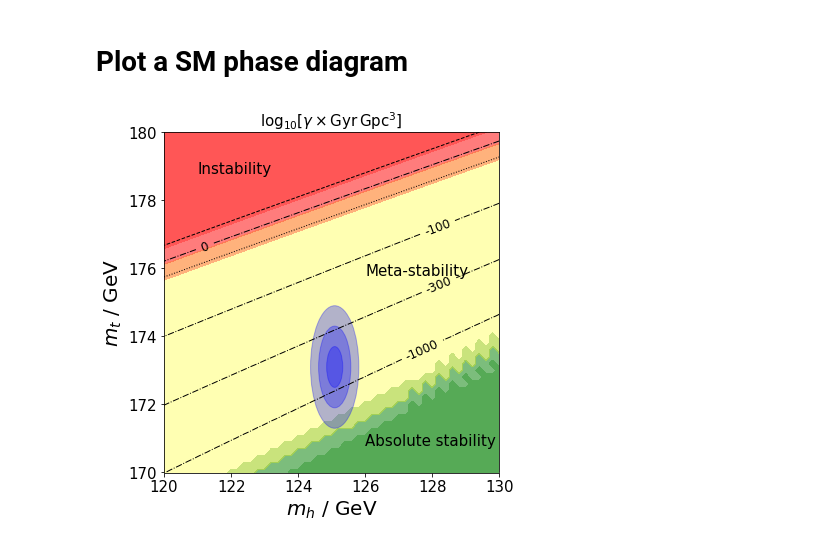
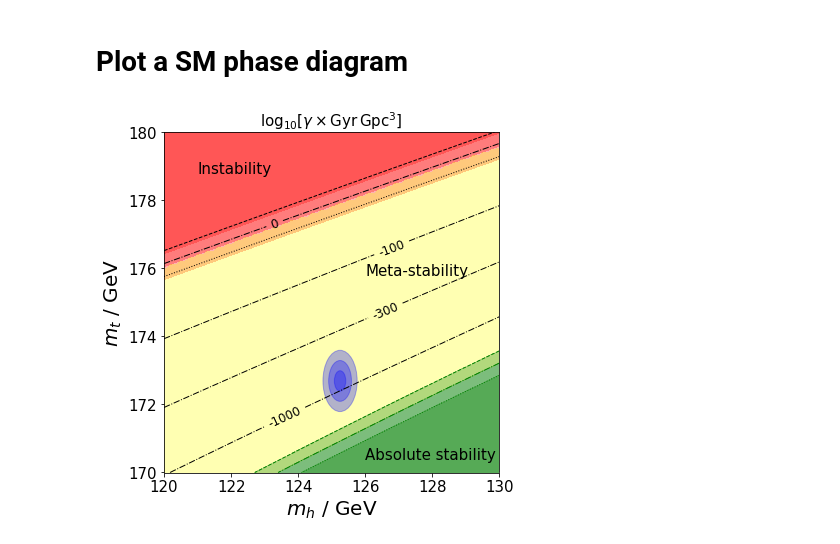
Before and after one commit to SoChigusa/ELVAS, a Jupyter notebook: src/plot/phase_diagram.ipynb, the cells around one changed output. Cells and saved outputs as stored; diff of their text form; code cells hidden in the pictures.

Commit message:
absolute stability bound refined

```diff
--- a/src/plot/phase_diagram.ipynb
+++ b/src/plot/phase_diagram.ipynb
@@ -5,25 +5,25 @@ import numpy as np
 import matplotlib.pyplot as plt
 import matplotlib.patches as pat
 
+# data info
+DATE_LABEL = "2306"
+USE_ELVAS_OUTPUT = True
+MTMC = 172.69
+MTMC_ERR = 0.3
+MTPOLE = 172.5
+MTPOLE_ERR = 0.7
+MH = 125.25
+MH_ERR = 0.17
+nPts = 100
+
 # # data info
-# DATE_LABEL = "2306"
+# DATE_LABEL = "1803"
 # USE_ELVAS_OUTPUT = True
-# MTMC = 172.69
-# MTMC_ERR = 0.3
-# MTPOLE = 172.5
-# MTPOLE_ERR = 0.7
-# MH = 125.25
-# MH_ERR = 0.17
-# nPts = 100
-
-# data info
-DATE_LABEL = "1803"
-USE_ELVAS_OUTPUT = True
-MTMC = 173.1
-MTMC_ERR = 0.6
-MH = 125.09
-MH_ERR = 0.24
-nPts = 50
+# MTMC = 173.1
+# MTMC_ERR = 0.6
+# MH = 125.09
+# MH_ERR = 0.24
+# nPts = 50
 
 # plot settings
 MT_MIN = 170
@@ -57,6 +57,12 @@ if USE_ELVAS_OUTPUT:
   data = np.loadtxt("../output/" + DATE_LABEL + "_alpham1s_ELVAS_output.dat", usecols=range(3), delimiter=' ', skiprows=1)
   log10gamma = replaceInf(data[:,2])
   Zm = log10gamma.reshape(nPts+1,nPts+1)
+  data = np.loadtxt("../output/" + DATE_LABEL + "_lammin.dat", usecols=range(3), delimiter='   ')
+  lammin = data[:,2].reshape(nPts+1, nPts+1)
+  data = np.loadtxt("../output/" + DATE_LABEL + "_alphap1s_lammin.dat", usecols=range(3), delimiter='   ')
+  lamminp = data[:,2].reshape(nPts+1, nPts+1)
+  data = np.loadtxt("../output/" + DATE_LABEL + "_alpham1s_lammin.dat", usecols=range(3), delimiter='   ')
+  lamminm = data[:,2].reshape(nPts+1, nPts+1)
 else:
   data = np.loadtxt("../output/" + DATE_LABEL + ".dat", usecols=range(5), delimiter='\t')
   mt = data[:,0]
@@ -67,17 +73,24 @@ else:
   X, Y, Z = mh.reshape(nPts+1,nPts+1), mt.reshape(nPts+1,nPts+1), log10gamma.reshape(nPts+1,nPts+1)
   Zp, Zm = log10gamma_plus.reshape(nPts+1,nPts+1), log10gamma_minus.reshape(nPts+1,nPts+1)
 
+# for contour fill
+# Z < -3 & lammin < 0 are required
+metastability = np.maximum(Z + 3, lammin)
+
 # contour plot (line / area)
 cs = ax.contour(X, Y, Z, levels=[-1000, -300, -100, 0], colors='black', linewidths=1, linestyles='-.')
-ax.contour(X, Y, Zp, levels=[2*LARGE_NEGATIVE,0], colors='black', linewidths=1, linestyles='--')
-ax.contour(X, Y, Zm, levels=[2*LARGE_NEGATIVE,0], colors='black', linewidths=1, linestyles=':')
-ax.contourf(X, Y, Z, levels=[2*LARGE_NEGATIVE, 0.5*LARGE_NEGATIVE], alpha=0.3, colors='green')
-ax.contourf(X, Y, Zm, levels=[2*LARGE_NEGATIVE, 0.5*LARGE_NEGATIVE], alpha=0.3, colors='green')
-ax.contourf(X, Y, Zp, levels=[2*LARGE_NEGATIVE, 0.5*LARGE_NEGATIVE], alpha=0.3, colors='green')
-ax.contourf(X, Y, Z, levels=[0.5*LARGE_NEGATIVE, -3], alpha=0.3, colors='yellow')
+ax.contour(X, Y, Zp, levels=[0], colors='black', linewidths=1, linestyles='--')
+ax.contour(X, Y, Zm, levels=[0], colors='black', linewidths=1, linestyles=':')
+ax.contour(X, Y, lammin, levels=[0], colors='green', linewidths=1, linestyles='-.')
+ax.contour(X, Y, lamminp, levels=[0], colors='green', linewidths=1, linestyles='--')
+ax.contour(X, Y, lamminm, levels=[0], colors='green', linewidths=1, linestyles=':')
 ax.contourf(X, Y, Z, levels=[-3, np.inf], alpha=0.3, colors='red')
 ax.contourf(X, Y, Zp, levels=[-3, np.inf], alpha=0.3, colors='red')
 ax.contourf(X, Y, Zm, levels=[-3, np.inf], alpha=0.3, colors='red')
+ax.contourf(X, Y, metastability, levels=[0.5*LARGE_NEGATIVE, 0], alpha=0.3, colors='yellow')
+ax.contourf(X, Y, lammin, levels=[0, -LARGE_NEGATIVE], alpha=0.3, colors='green')
+ax.contourf(X, Y, lamminp, levels=[0, -LARGE_NEGATIVE], alpha=0.3, colors='green')
+ax.contourf(X, Y, lamminm, levels=[0, -LARGE_NEGATIVE], alpha=0.3, colors='green')
 
 # contour small label
 ax.clabel(cs, fmt='%d', fontsize=12)
@@ -86,32 +99,32 @@ ax.clabel(cs, fmt='%d', fontsize=12)
 for sigma in range(1, 4):
   e = pat.Ellipse(xy=(MH, MTMC), width=2*sigma*MH_ERR, height=2*sigma*MTMC_ERR, alpha=0.3, color="blue")
   ax.add_patch(e)
 
 # annotation
 ax.text(x=121, y=178.8, s="Instability", fontsize=15)
 ax.text(x=126, y=175.8, s="Meta-stability", fontsize=15)
-ax.text(x=126, y=170.8, s="Absolute stability", fontsize=15)
+ax.text(x=126, y=170.4, s="Absolute stability", fontsize=15)
 
 # plot range
 ax.set_xlim(MH_MIN, MH_MAX)
 ax.set_ylim(MT_MIN, MT_MAX)
 
 # ticks setting
 ax.set_title(r"$\log_{10} [\gamma \times {\rm Gyr}\,{\rm Gpc}^3]$", fontsize=15)
 ax.tick_params(labelsize=15)
 
 # figure captions
 ax.set_xlabel(r"$m_h$ / GeV", size=20)
 ax.set_ylabel(r"$m_t$ / GeV", size=20)
 
 plt.tight_layout()
 plt.savefig('phase_diagram_'+DATE_LABEL+'.pdf', bbox_inches='tight')
 
 # add pole mass measurement result
 # if DATE_LABEL == '2306':
 #   for sigma in range(1, 4):
 #     e = pat.Ellipse(xy=(MH, MTPOLE), width=2*sigma*MH_ERR, height=2*sigma*MTPOLE_ERR, alpha=0.3, color="orange")
 #     ax.add_patch(e)
 #   plt.savefig('phase_diagram_'+DATE_LABEL+'_mtpole.pdf', bbox_inches='tight')
 # %% [output]
-[figure, old version]
+[figure, new version]
```
Also changed, not shown: 5 other files.
